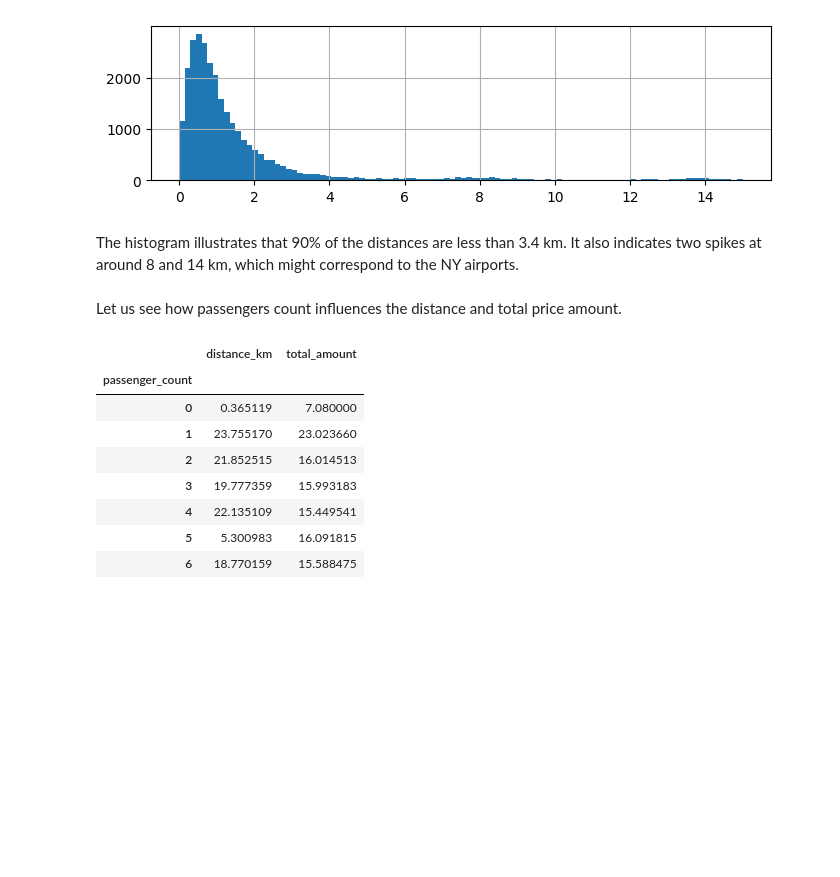
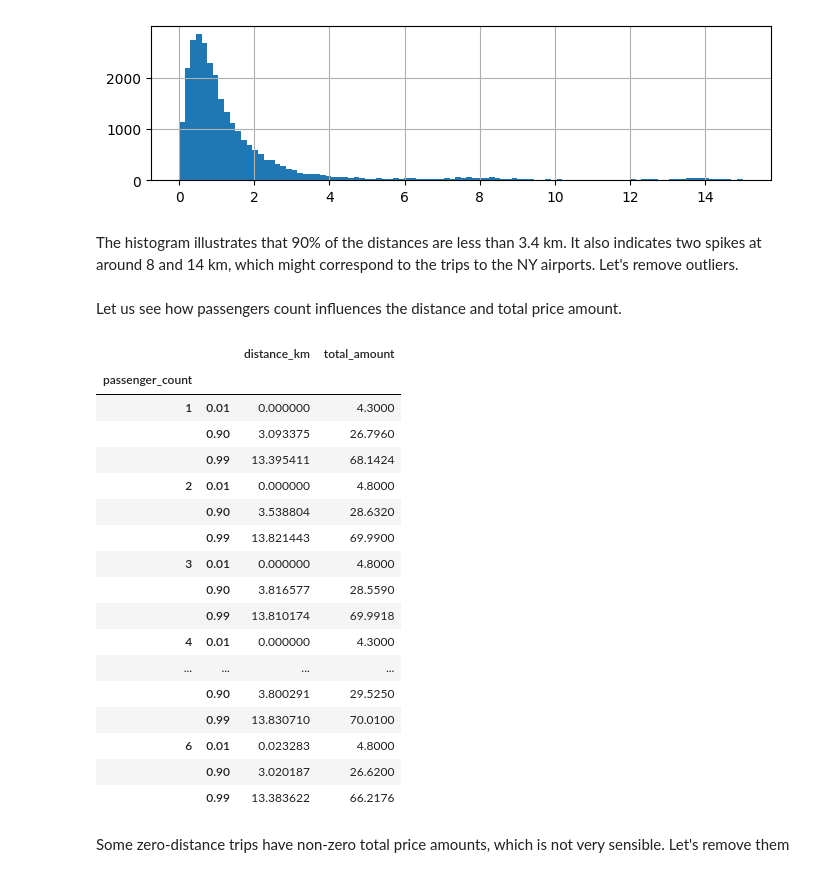
Before and after one commit to t3ch123/reimagined-computing-machine, a Jupyter notebook: notebook.ipynb, the cells around one changed output. Cells and saved outputs as stored; diff of their text form; code cells hidden in the pictures; blank space fills up the shorter version.

```diff
--- a/notebook.ipynb
+++ b/notebook.ipynb
@@ -69,6 +69,6 @@ df_data = df_data.drop_duplicates()
 # %% [markdown]
 ### Exclude rows with negative price amounts
 # %%
-df_data = df_data.loc[(df_data.tip_amount >= 0) & (df_data.tip_amount >= 0) & (df_data.extra >= 0)]
+df_data = df_data.loc[(df_data.total_amount >= 0)]
 df_data.shape
 # %% [output]
@@ -76,3 +96,5 @@ df_data.shape
+# %%
+df_data = df_data[df_data.passenger_count != 0]
 # %% [markdown]
 # Data exploration
 # %%
@@ -88,3 +119,5 @@ From this histogram, we can see that most trips in New York have fare amount of
+# %%
+df_data = df_data[df_data.total_amount < 100]
 # %%
 df_data[df_data.total_amount < 100].total_amount.hist(bins=100, figsize=(14, 3))
 plt.xlabel("Total Amount USD")
@@ -148,18 +188,31 @@ df_data[df_data.distance_km < 15].distance_km.hist(bins=100, figsize=(8, 2))
 <AxesSubplot: >
 [figure]
 # %% [markdown]
-The histogram illustrates that 90% of the distances are less than 3.4 km. It also indicates two spikes at around 8 and 14 km, which might correspond to the NY airports.
+The histogram illustrates that 90% of the distances are less than 3.4 km. It also indicates two spikes at around 8 and 14 km, which might correspond to the trips to the NY airports. Let's remove outliers.
+# %%
+df_data = df_data[df_data.distance_km < 15]
 # %% [markdown]
 Let us see how passengers count influences the distance and total price amount.
 # %%
-df_data.groupby("passenger_count")[["distance_km", "total_amount"]].mean()
+df_data.groupby("passenger_count")[["distance_km", "total_amount"]].quantile([.01, .9, .99])
 # %% [output]
-|  | distance_km | total_amount |
-| passenger_count |  |  |
-| 0 | 0.365119 | 7.080000 |
-| 1 | 23.755170 | 23.023660 |
-| 2 | 21.852515 | 16.014513 |
-| 3 | 19.777359 | 15.993183 |
-| 4 | 22.135109 | 15.449541 |
-| 5 | 5.300983 | 16.091815 |
-| 6 | 18.770159 | 15.588475 |
+|  |  | distance_km | total_amount |
+| passenger_count |  |  |  |
+| 1 | 0.01 | 0.000000 | 4.3000 |
+|  | 0.90 | 3.093375 | 26.7960 |
+|  | 0.99 | 13.395411 | 68.1424 |
+| 2 | 0.01 | 0.000000 | 4.8000 |
+|  | 0.90 | 3.538804 | 28.6320 |
+|  | 0.99 | 13.821443 | 69.9900 |
+| 3 | 0.01 | 0.000000 | 4.8000 |
+|  | 0.90 | 3.816577 | 28.5590 |
+|  | 0.99 | 13.810174 | 69.9918 |
+| 4 | 0.01 | 0.000000 | 4.3000 |
+| ... | ... | ... | ... |
+|  | 0.90 | 3.800291 | 29.5250 |
+|  | 0.99 | 13.830710 | 70.0100 |
+| 6 | 0.01 | 0.023283 | 4.8000 |
+|  | 0.90 | 3.020187 | 26.6200 |
+|  | 0.99 | 13.383622 | 66.2176 |
+# %% [markdown]
+Some zero-distance trips have non-zero total price amounts, which is not very sensible. Let's remove them
```
Also changed, not shown: parts of 17 cells of this notebook.
